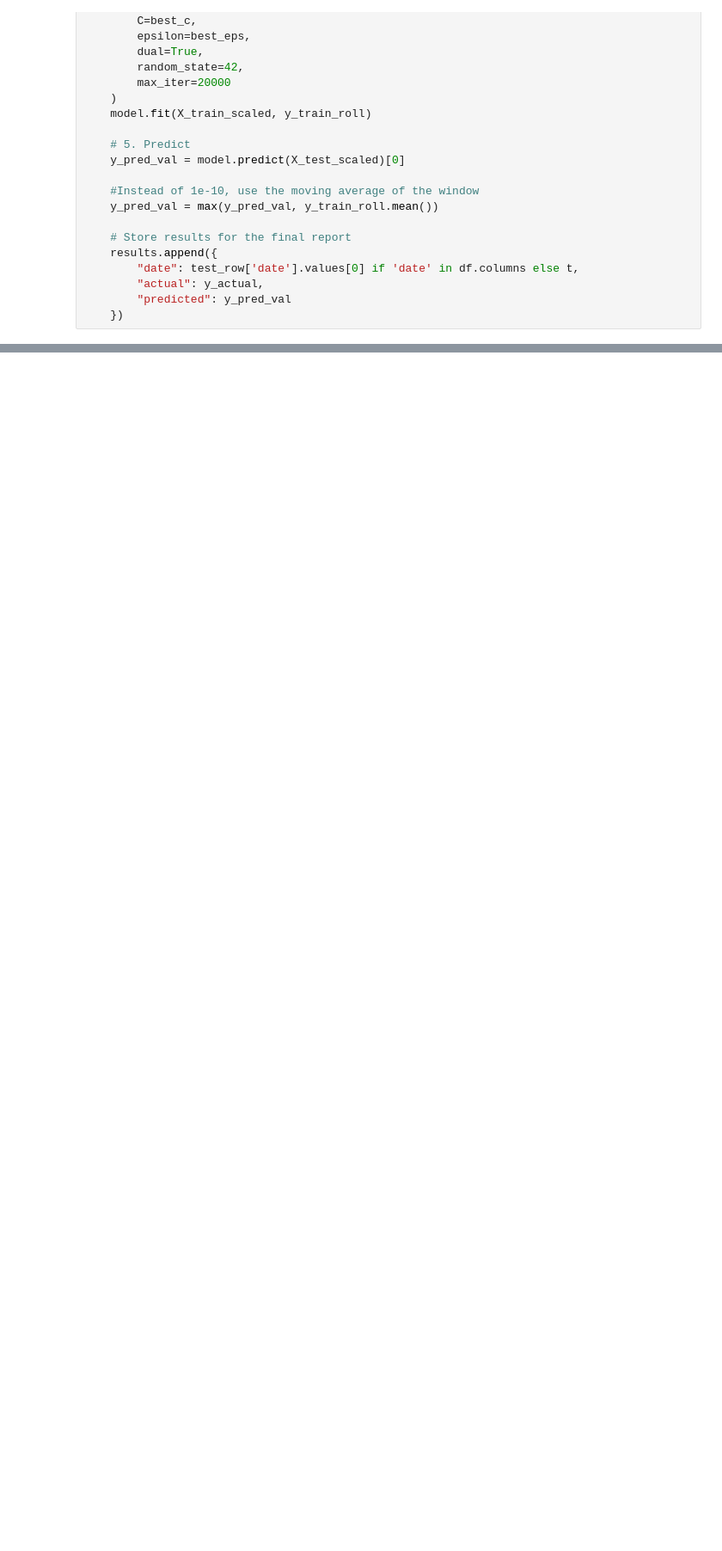
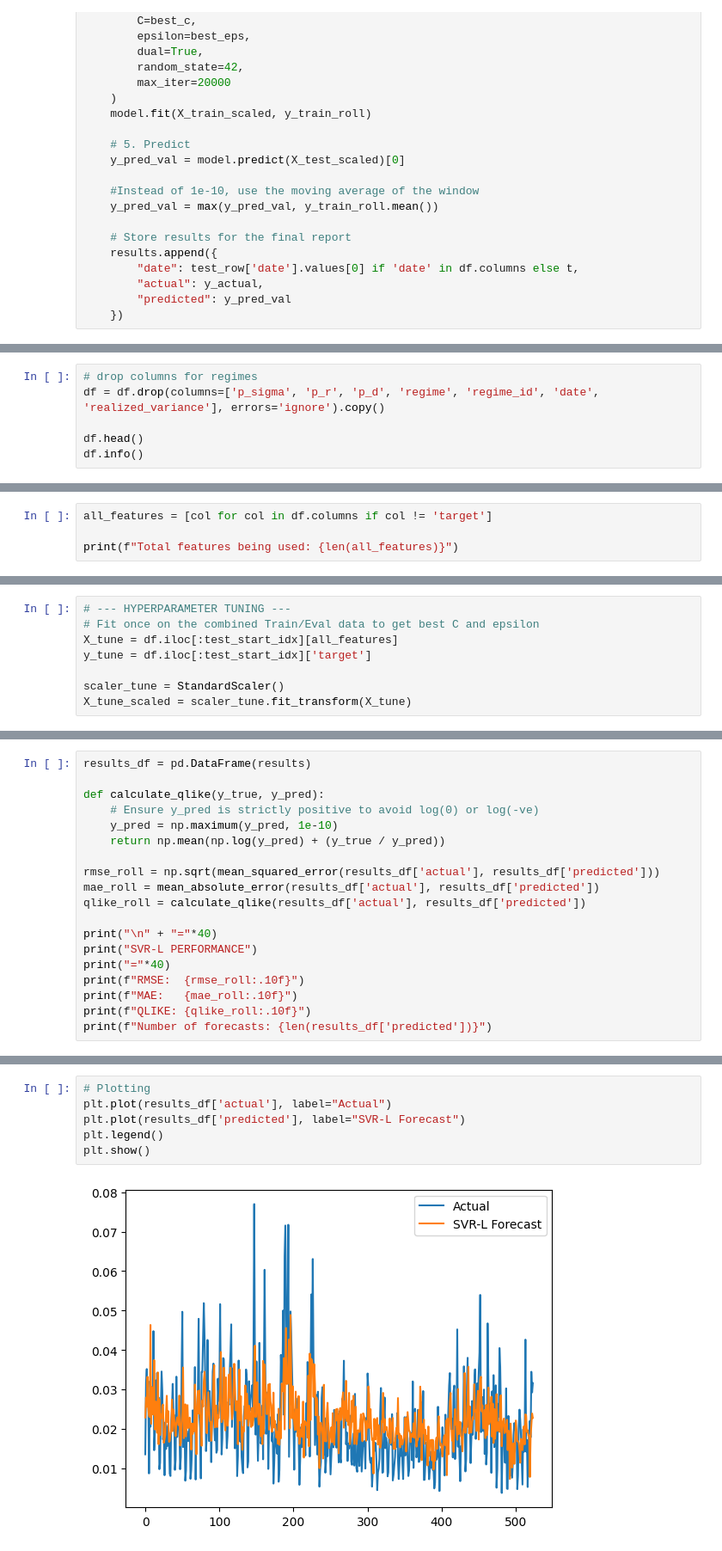
Before and after one commit to Therulow/DSE4211-GRP13, a Jupyter notebook: SVR-L.ipynb, the cells around one changed output, grey strips where cells are left out. Shown at 86% size. Drawn from its saved outputs; the diff is of its cells as text; blank space fills up the shorter version.

```diff
--- a/SVR-L.ipynb
+++ b/SVR-L.ipynb
@@ -247,0 +307,6 @@ plt.show()
+# %%
+# drop columns for regimes
+df = df.drop(columns=['p_sigma', 'p_r', 'p_d', 'regime', 'regime_id', 'date', 'realized_variance'], errors='ignore').copy()
+
+df.head()
+df.info()
@@ -247,0 +331,4 @@ plt.show()
+# %%
+all_features = [col for col in df.columns if col != 'target']
+
+print(f"Total features being used: {len(all_features)}")
@@ -247,0 +364,8 @@ plt.show()
+# %%
+# --- HYPERPARAMETER TUNING ---
+# Fit once on the combined Train/Eval data to get best C and epsilon
+X_tune = df.iloc[:test_start_idx][all_features]
+y_tune = df.iloc[:test_start_idx]['target']
+
+scaler_tune = StandardScaler()
+X_tune_scaled = scaler_tune.fit_transform(X_tune)
@@ -247,0 +452,19 @@ plt.show()
+# %%
+results_df = pd.DataFrame(results)
+
+def calculate_qlike(y_true, y_pred):
+    # Ensure y_pred is strictly positive to avoid log(0) or log(-ve)
+    y_pred = np.maximum(y_pred, 1e-10)
+    return np.mean(np.log(y_pred) + (y_true / y_pred))
+
+rmse_roll = np.sqrt(mean_squared_error(results_df['actual'], results_df['predicted']))
+mae_roll = mean_absolute_error(results_df['actual'], results_df['predicted'])
+qlike_roll = calculate_qlike(results_df['actual'], results_df['predicted'])
+
+print("\n" + "="*40)
+print("SVR-L PERFORMANCE")
+print("="*40)
+print(f"RMSE:  {rmse_roll:.10f}")
+print(f"MAE:   {mae_roll:.10f}")
+print(f"QLIKE: {qlike_roll:.10f}")
+print(f"Number of forecasts: {len(results_df['predicted'])}")
@@ -247,0 +479,8 @@ plt.show()
+# %%
+# Plotting
+plt.plot(results_df['actual'], label="Actual")
+plt.plot(results_df['predicted'], label="SVR-L Forecast")
+plt.legend()
+plt.show()
+# %% [output]
+[figure, added]
```
Also changed, not shown: parts of 15 cells of this notebook.
